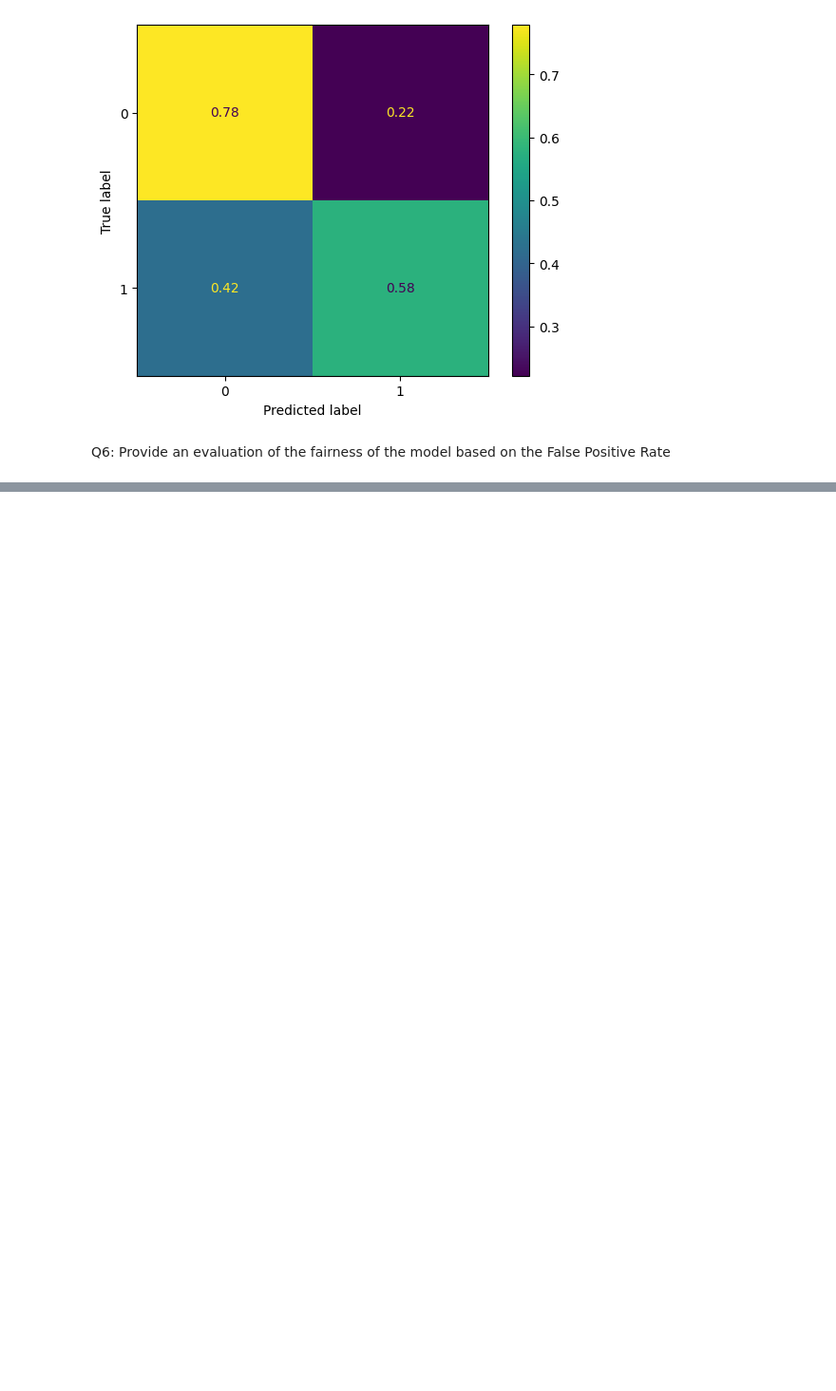
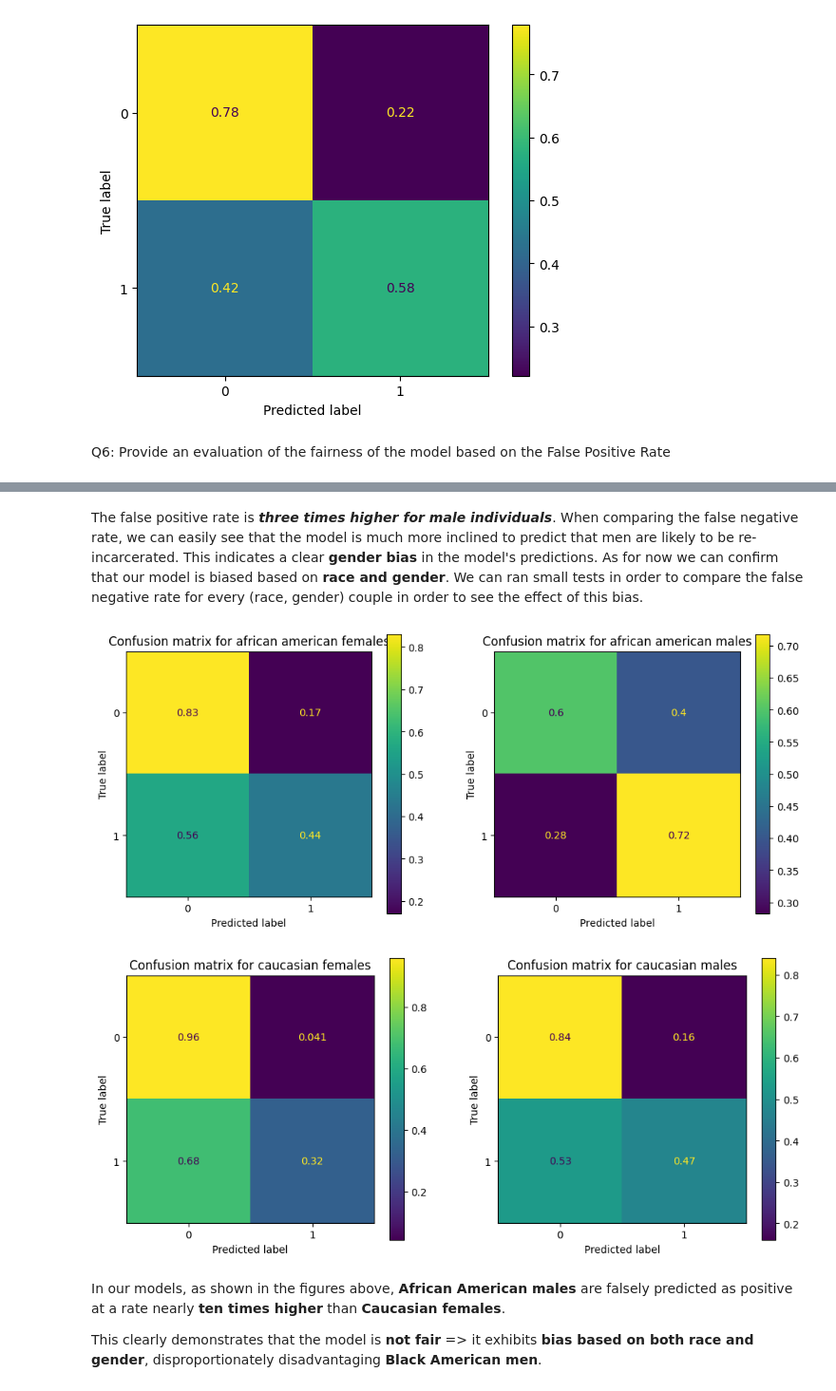
Before and after one commit to Fetrixdu83/SupervisedML, a Jupyter notebook: tp3/evaluation.ipynb, the cells around one changed output, grey strips where cells are left out. Shown: that part at 95% size. Saved outputs shown, nothing was run; the diff lists cells and outputs as text; code cells hidden in the pictures; blank space fills up the shorter version.

```diff
--- a/tp3/evaluation.ipynb
+++ b/tp3/evaluation.ipynb
@@ -213,0 +299,62 @@ Q6: Provide an evaluation of the fairness of the model based on the False Positi
+# %% [markdown]
+The false positive rate is ***three times higher for male individuals***. When comparing the false negative rate, we can easily see that the model is much more inclined to predict that men are likely to be re-incarcerated. This indicates a clear **gender bias** in the model's predictions.
+    As for now we can confirm that our model is biased based on **race and gender**. We can ran small tests in order to compare the false negative rate for every (race, gender) couple in order to see the effect of this bias.
+# %%
+females_african_american_examples = []
+males_african_american_examples = []
+females_caucasian_examples = []
+males_caucasian_examples = []
+
+females_african_american_labels = []
+males_african_american_labels = []
+females_caucasian_labels = []
+males_caucasian_labels = []
+
+
+for i in range(len(train_examples)) :
+    if(train_examples[i][0]==1 and train_examples[i][2]==1):
+        females_african_american_examples.append(train_examples[i])
+        females_african_american_labels.append(train_labels[i])
+    if(train_examples[i][0]==1 and train_examples[i][3]==1):
+        males_african_american_examples.append(train_examples[i])
+        males_african_american_labels.append(train_labels[i])
+    if(train_examples[i][1]==1 and train_examples[i][2]==1):
+        females_caucasian_examples.append(train_examples[i])
+        females_caucasian_labels.append(train_labels[i])
+    if(train_examples[i][1]==1 and train_examples[i][3]==1):
+        males_caucasian_examples.append(train_examples[i])
+        males_caucasian_labels.append(train_labels[i])
+females_african_american_examples = np.array(females_african_american_examples)
+males_african_american_examples = np.array(males_african_american_examples)
+females_caucasian_examples = np.array(females_caucasian_examples)
+males_caucasian_examples = np.array(males_caucasian_examples)
+
+_, x_test_females_african_american, _, y_test_females_african_american = train_test_split(females_african_american_examples, females_african_american_labels, test_size=0.4, random_state=1)
+_, x_test_males_african_american, _, y_test_males_african_american = train_test_split(males_african_american_examples, males_african_american_labels, test_size=0.4, random_state=1)
+_, x_test_females_caucasian, _, y_test_females_caucasian = train_test_split(females_caucasian_examples, females_caucasian_labels, test_size=0.4, random_state=1)
+_, x_test_males_caucasian, _, y_test_males_caucasian = train_test_split(males_caucasian_examples, males_caucasian_labels, test_size=0.4, random_state=1)
+
+
+fig, axes = plt.subplots(1, 2, figsize=(12, 5))
+
+ConfusionMatrixDisplay.from_estimator(clf, x_test_females_african_american, y_test_females_african_american, normalize = 'true', ax=axes[0])
+axes[0].set_title("Confusion matrix for african american females")
+
+ConfusionMatrixDisplay.from_estimator(clf, x_test_males_african_american, y_test_males_african_american, normalize = 'true', ax=axes[1])
+axes[1].set_title("Confusion matrix for african american males")
+plt.show()
+
+fig2, axes2 = plt.subplots(1, 2, figsize=(12, 5))
+ConfusionMatrixDisplay.from_estimator(clf, x_test_females_caucasian, y_test_females_caucasian, normalize = 'true', ax=axes2[0])
+axes2[0].set_title("Confusion matrix for caucasian females")
+
+ConfusionMatrixDisplay.from_estimator(clf, x_test_males_caucasian, y_test_males_caucasian, normalize = 'true', ax=axes2[1])
+axes2[1].set_title("Confusion matrix for caucasian males")
+plt.show()
+# %% [output]
+[figure, added]
+[figure, added]
+# %% [markdown]
+In our models, as shown in the figures above, **African American males** are falsely predicted as positive at a rate nearly **ten times higher** than **Caucasian females**.
+
+This clearly demonstrates that the model is **not fair** => it exhibits **bias based on both race and gender**, disproportionately disadvantaging **Black American men**.
```
Also changed, not shown: parts of 12 cells of this notebook.
